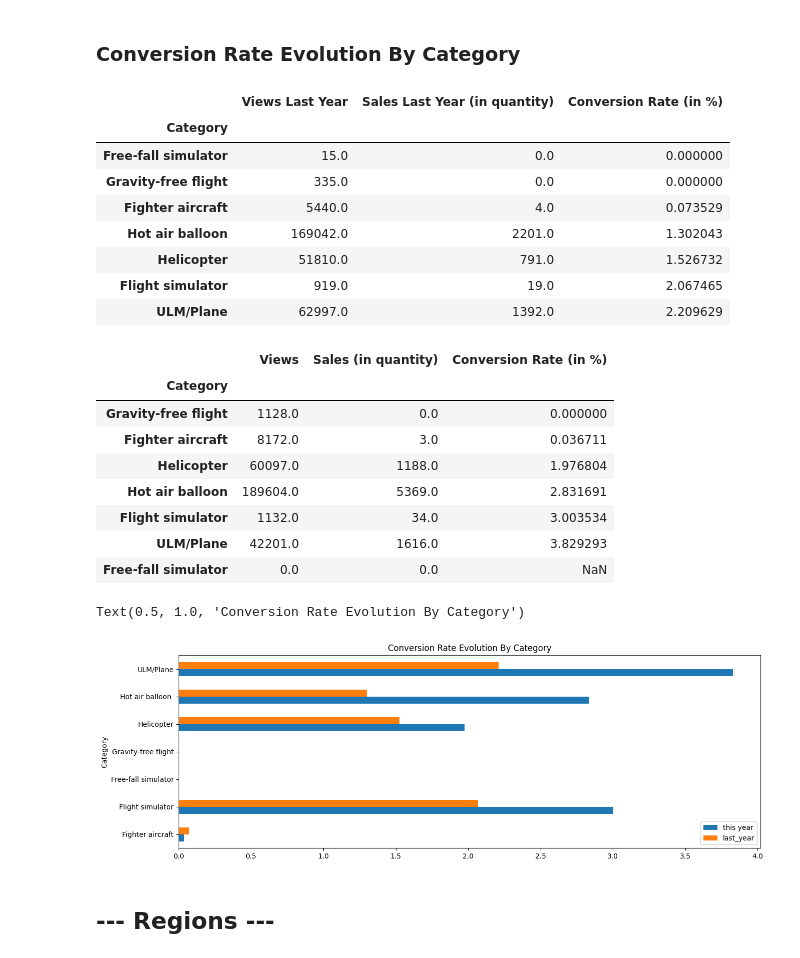
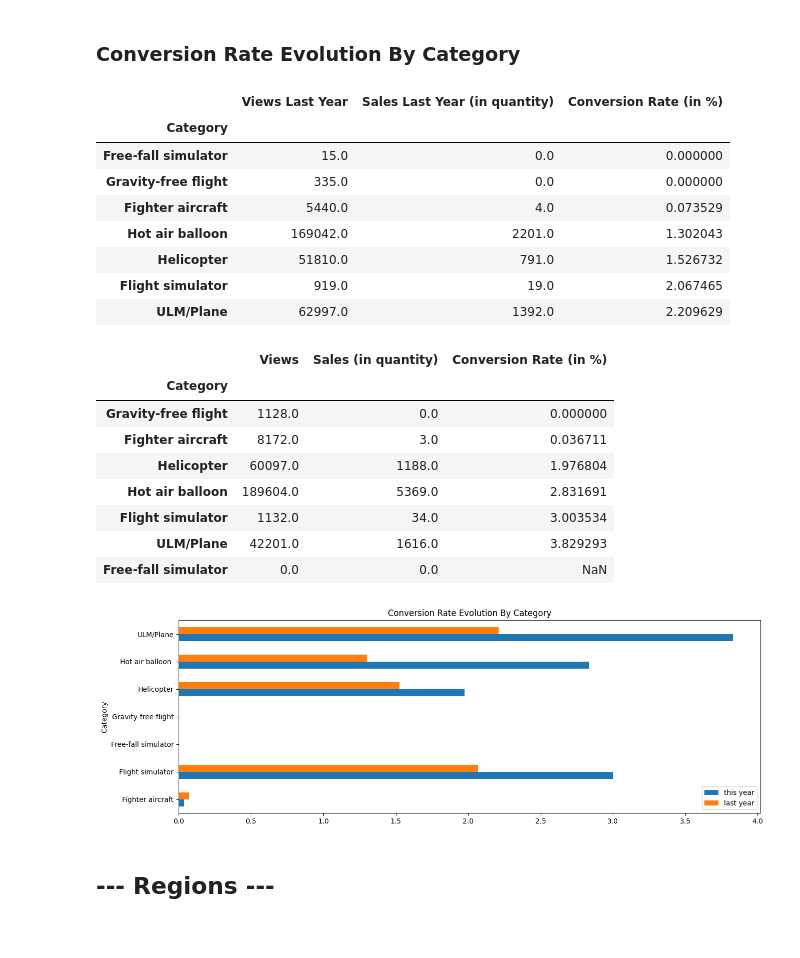
Before and after one commit to Alhuin/SmartBoxAnalysis, a Jupyter notebook: SmartBoxAnalysis.ipynb, the cells around one changed output. Saved outputs shown, nothing was run; the diff lists cells and outputs as text; code cells hidden in the pictures.

```diff
--- a/SmartBoxAnalysis.ipynb
+++ b/SmartBoxAnalysis.ipynb
@@ -226,42 +262,2 @@ Text(0.5, 1.0, 'Sales evolution (in quantities) by Category by Year')
 # %% [markdown]
 ### Conversion Rate Evolution By Category
-# %%
-sales["Conversion Rate"] =  sales["Quantity"] * 100 / sales["Views"]
-sales["Conversion Rate Last Year"] =  sales["Quantity Last Year"] * 100 / sales["Views Last Year"]
-
-views_by_category = sales.groupby("Category")["Views"].sum()
-views_by_category_last_year = sales.groupby("Category")["Views Last Year"].sum()
-
-conversion_rate_by_category = pd.Series((quantity_by_category * 100 / views_by_category), name="Conversion Rate (in %)")
-conversion_rate_by_category_last_year = pd.Series((quantity_by_category_last_year * 100 / views_by_category_last_year), name="Conversion Rate (in %)")
-
-
-display(pd.concat([views_by_category_last_year, quantity_by_category_last_year, conversion_rate_by_category_last_year], axis=1).sort_values(by="Conversion Rate (in %)"))
-
-print("\n")
-display(pd.concat([views_by_category, quantity_by_category, conversion_rate_by_category], axis=1).sort_values(by="Conversion Rate (in %)"))
-
-df = pd.DataFrame({"this year": conversion_rate_by_category, "last_year":conversion_rate_by_category_last_year}, index=conversion_rate_by_category_last_year.keys())
-ax = df.plot.barh(figsize=(15, 5))
-ax.set_title("Conversion Rate Evolution By Category")
-# %% [output]
-|  | Views Last Year | Sales Last Year (in quantity) | Conversion Rate (in %) |
-| Category |  |  |  |
-| Free-fall simulator | 15.0 | 0.0 | 0.000000 |
-| Gravity-free flight | 335.0 | 0.0 | 0.000000 |
-| Fighter aircraft | 5440.0 | 4.0 | 0.073529 |
-| Hot air balloon | 169042.0 | 2201.0 | 1.302043 |
-| Helicopter | 51810.0 | 791.0 | 1.526732 |
-| Flight simulator | 919.0 | 19.0 | 2.067465 |
-| ULM/Plane | 62997.0 | 1392.0 | 2.209629 |
-|  | Views | Sales (in quantity) | Conversion Rate (in %) |
-| Category |  |  |  |
-| Gravity-free flight | 1128.0 | 0.0 | 0.000000 |
-| Fighter aircraft | 8172.0 | 3.0 | 0.036711 |
-| Helicopter | 60097.0 | 1188.0 | 1.976804 |
-| Hot air balloon | 189604.0 | 5369.0 | 2.831691 |
-| Flight simulator | 1132.0 | 34.0 | 3.003534 |
-| ULM/Plane | 42201.0 | 1616.0 | 3.829293 |
-| Free-fall simulator | 0.0 | 0.0 | NaN |
-Text(0.5, 1.0, 'Conversion Rate Evolution By Category')
-[figure, removed]
@@ -268,3 +270,40 @@ Text(0.5, 1.0, 'Conversion Rate Evolution By Category')
+# %%
+conversion_rate_by_category_last_year = display_conversion_rates(
+    views=views_by_category_last_year,
+    quantities=quantity_by_category_last_year
+)
+
+conversion_rate_by_category = display_conversion_rates(
+    views=views_by_category,
+    quantities=quantity_by_category
+)
+
+plot_series_evolution_as_barh(
+    source=conversion_rate_by_category_last_year,
+    new=conversion_rate_by_category,
+    barh_title="Conversion Rate Evolution By Category",
+    x_asunit=False
+)
+# %% [output]
+|  | Views Last Year | Sales Last Year (in quantity) | Conversion Rate (in %) |
+| Category |  |  |  |
+| Free-fall simulator | 15.0 | 0.0 | 0.000000 |
+| Gravity-free flight | 335.0 | 0.0 | 0.000000 |
+| Fighter aircraft | 5440.0 | 4.0 | 0.073529 |
+| Hot air balloon | 169042.0 | 2201.0 | 1.302043 |
+| Helicopter | 51810.0 | 791.0 | 1.526732 |
+| Flight simulator | 919.0 | 19.0 | 2.067465 |
+| ULM/Plane | 62997.0 | 1392.0 | 2.209629 |
+|  | Views | Sales (in quantity) | Conversion Rate (in %) |
+| Category |  |  |  |
+| Gravity-free flight | 1128.0 | 0.0 | 0.000000 |
+| Fighter aircraft | 8172.0 | 3.0 | 0.036711 |
+| Helicopter | 60097.0 | 1188.0 | 1.976804 |
+| Hot air balloon | 189604.0 | 5369.0 | 2.831691 |
+| Flight simulator | 1132.0 | 34.0 | 3.003534 |
+| ULM/Plane | 42201.0 | 1616.0 | 3.829293 |
+| Free-fall simulator | 0.0 | 0.0 | NaN |
+[figure, added]
 # %% [markdown]
 ## --- Regions ---
 # %% [markdown]
```
Also changed, not shown: parts of 47 cells of this notebook.
